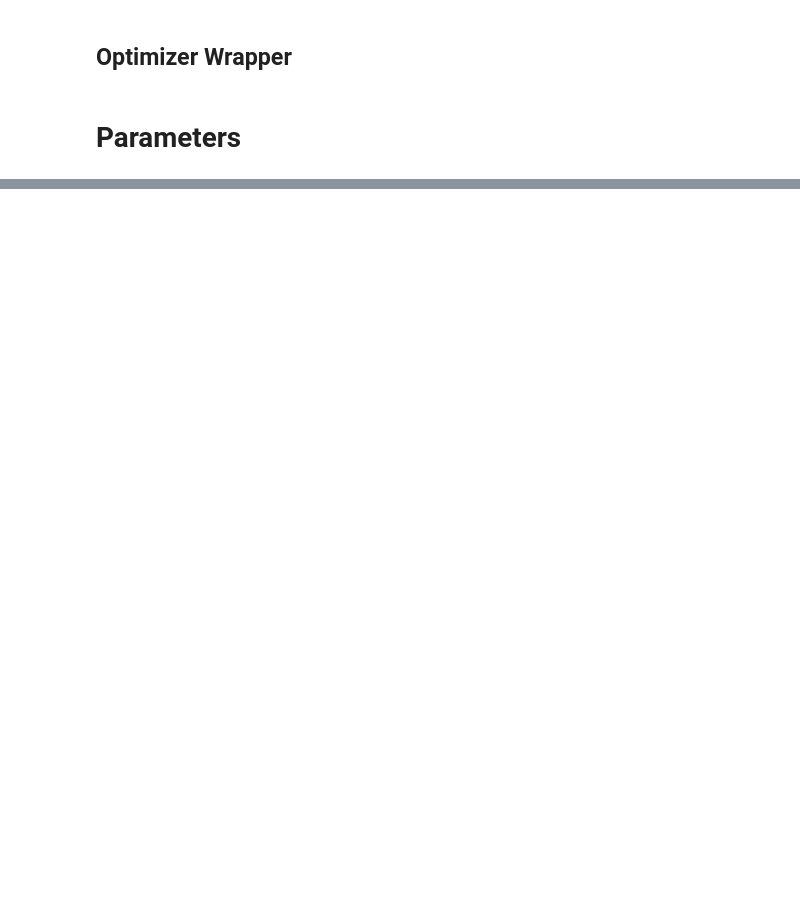
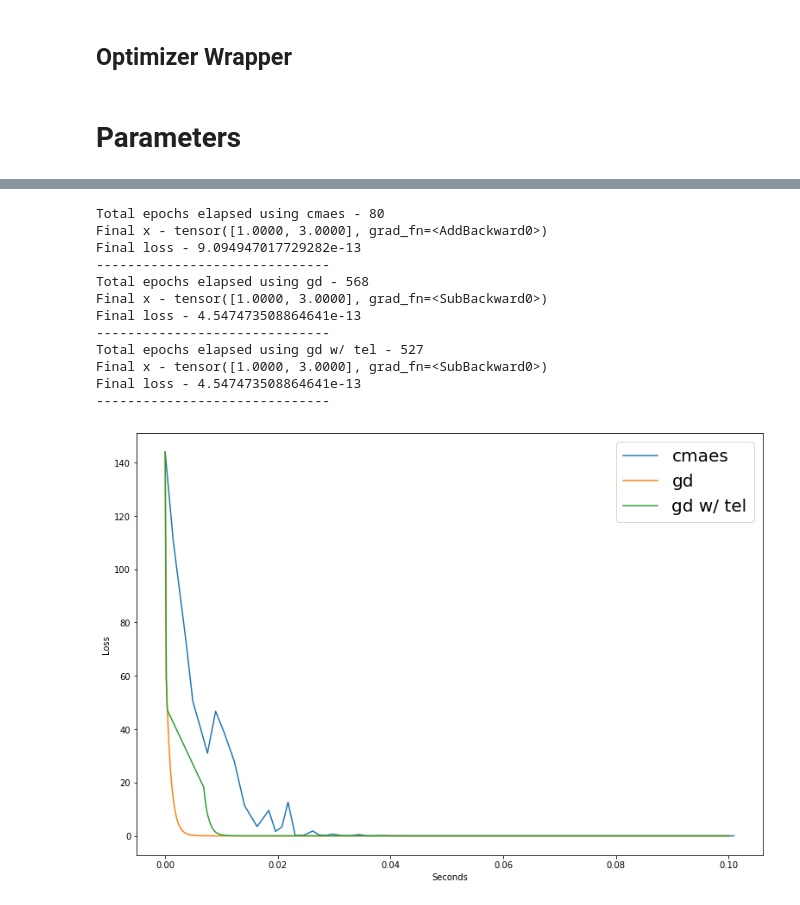
Before and after one commit to guyzam1r/optimization-research, a Jupyter notebook: Optimization.ipynb, the cells around one changed output, grey strips where cells are left out. Drawn from its saved outputs; the diff is of its cells as text; code cells hidden in the pictures; blank space fills up the shorter version.

```diff
--- a/Optimization.ipynb
+++ b/Optimization.ipynb
@@ -507,0 +757,20 @@ Final x: tensor([0.9989, 0.9979, 0.9958, 0.9915, 0.9831], grad_fn=<SubBackward0>
+# %%
+ts = [[],[],[2]]
+changes = [["gd","lr",0.05], ["cmaes","s",0.5]]
+x_init = torch.tensor([5.0,-5.0],requires_grad=True)
+runtime = 0.1
+loss_vs_seconds(booth, ["cmaes", "gd", "gd"], runtime, x_init, ts, changes)
+# %% [output]
+Total epochs elapsed using cmaes - 80
+Final x - tensor([1.0000, 3.0000], grad_fn=<AddBackward0>)
+Final loss - 9.094947017729282e-13
+------------------------------
+Total epochs elapsed using gd - 568
+Final x - tensor([1.0000, 3.0000], grad_fn=<SubBackward0>)
+Final loss - 4.547473508864641e-13
+------------------------------
+Total epochs elapsed using gd w/ tel - 527
+Final x - tensor([1.0000, 3.0000], grad_fn=<SubBackward0>)
+Final loss - 4.547473508864641e-13
+------------------------------
+[figure, added]
```
Also changed, not shown: parts of 36 cells of this notebook.
